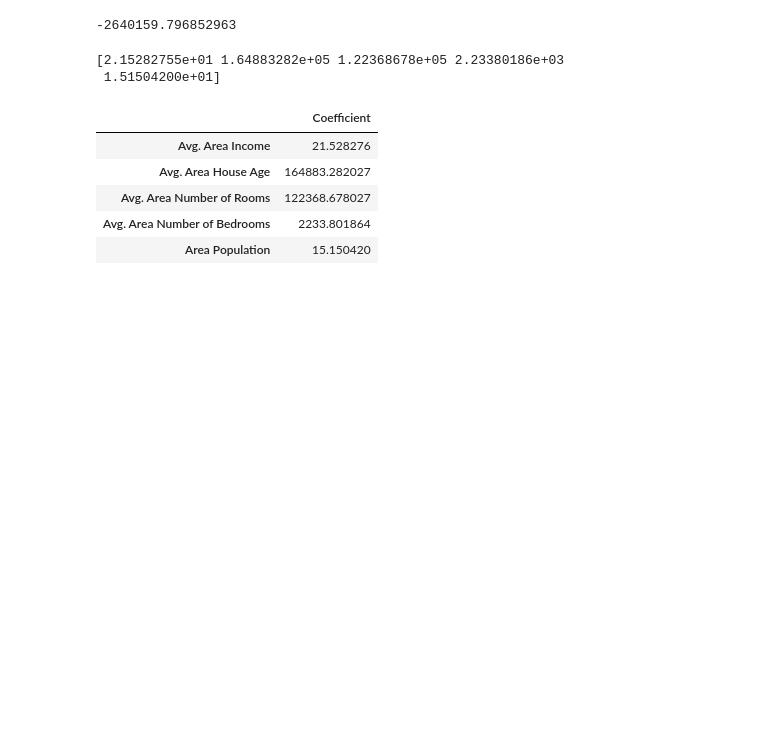
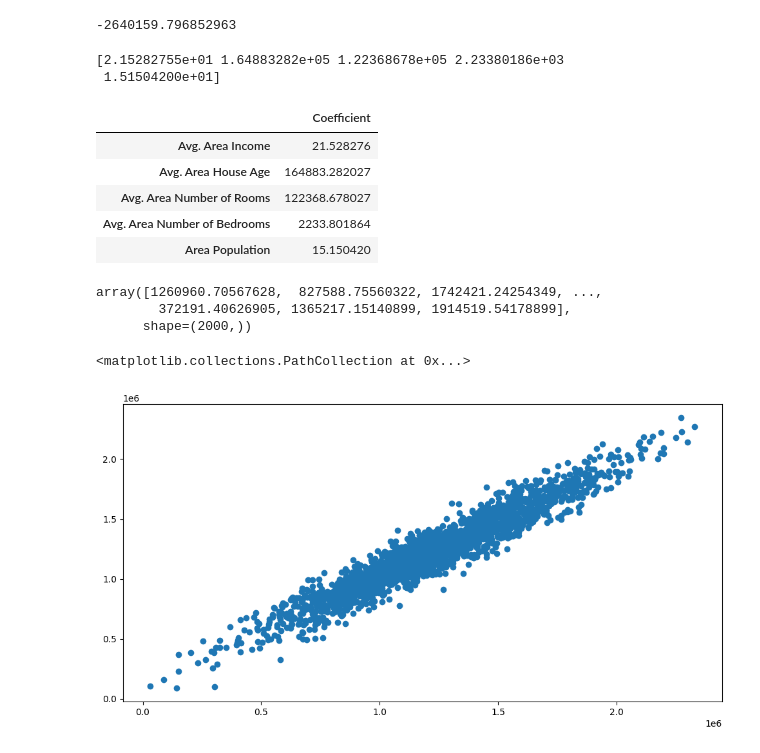
Before and after one commit to PedroAugusto2101/learning, a Jupyter notebook: data_science/02_machine_learning/02_project_house_price_prediction.ipynb, the cells around one changed output. Cells and saved outputs as stored; diff of their text form; code cells hidden in the pictures; blank space fills up the shorter version.

Commit message:
finalize project house price prediction

```diff
--- a/data_science/02_machine_learning/02_project_house_price_prediction.ipynb
+++ b/data_science/02_machine_learning/02_project_house_price_prediction.ipynb
@@ -146,3 +178,20 @@ coefs
 | Avg. Area Number of Rooms | 122368.678027 |
 | Avg. Area Number of Bedrooms | 2233.801864 |
 | Area Population | 15.150420 |
+# %%
+predict = lm.predict(X_test) # this will predict the target variable (price) for the test data, using the predict method of the LinearRegression class
+# the predict method takes one argument: X_test, which is the independent variable for the test data
+predict
+# %% [output]
+array([1260960.70567628,  827588.75560322, 1742421.24254349, ...,
+        372191.40626905, 1365217.15140899, 1914519.54178899],
+      shape=(2000,))
+# %%
+plt.figure(figsize=(12, 6))
+plt.scatter(y_test, predict) # this will create a scatter plot of the actual vs predicted values of the target variable (price)
+# scatter(X, Y)
+# scatter(correct values, predicted values)
+# the more linearly the points are to the diagonal line, the better the model is at predicting the target variable (price)
+# %% [output]
+<matplotlib.collections.PathCollection at 0x...>
+[figure, added]
```
Also changed, not shown: parts of 13 cells of this notebook.
